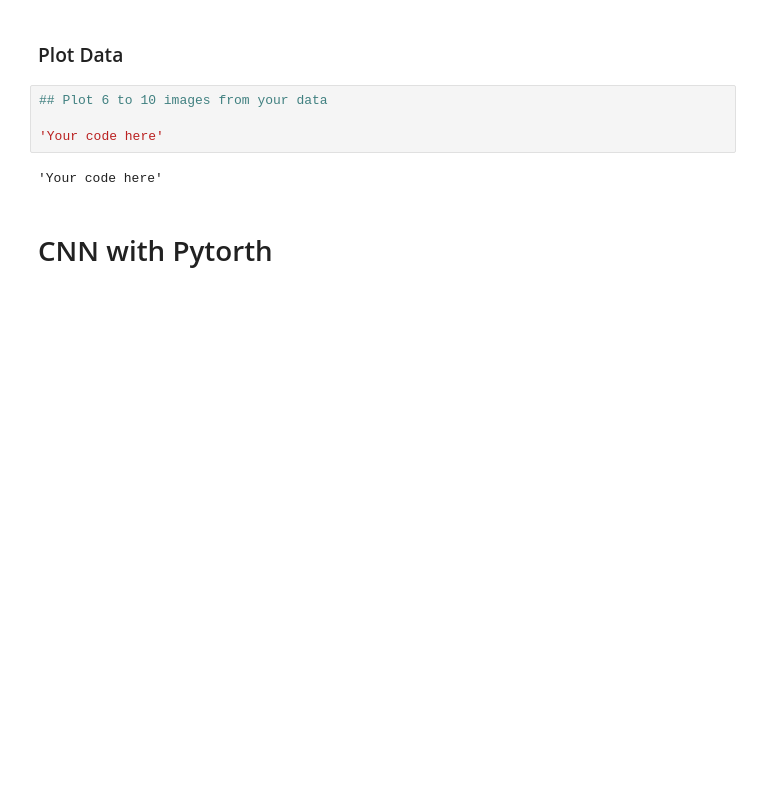
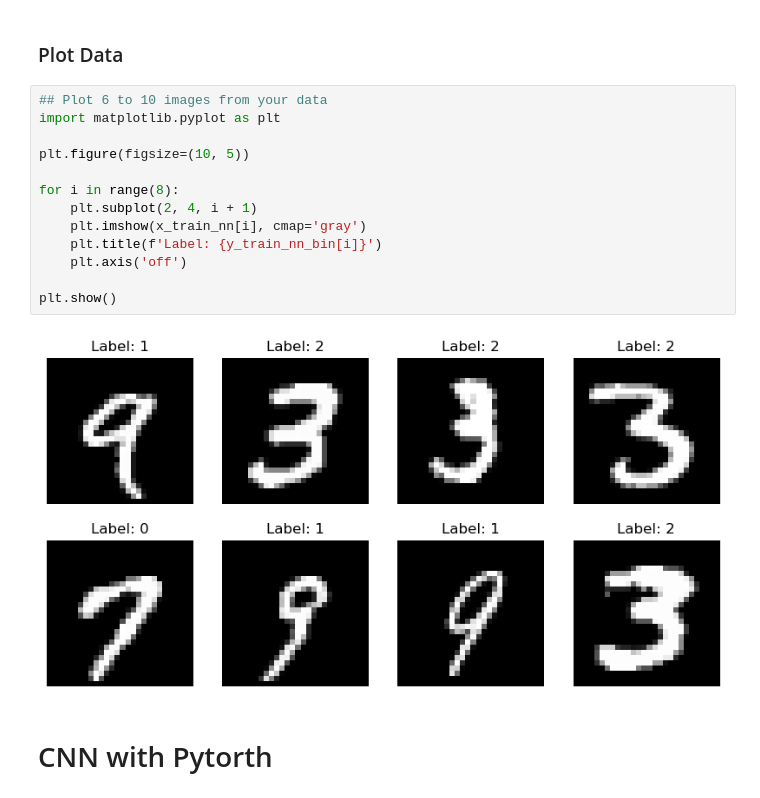
Before and after one commit to KelvynBladen/ml_intro, a Jupyter notebook: mnist_worksheet2.ipynb, the cells around one changed output. Cells and saved outputs as stored; diff of their text form; blank space fills up the shorter version.

```diff
--- a/mnist_worksheet2.ipynb
+++ b/mnist_worksheet2.ipynb
@@ -33,11 +58,20 @@ WARNING:tensorflow:From c:\Users\kelvy\anaconda3\envs\stat5810\Lib\site-packages
 # %% [markdown]
 ### Plot Data
-# %%
-## Plot 6 to 10 images from your data
-
-'Your code here'
-# %% [output]
-'Your code here'
+# %%
+## Plot 6 to 10 images from your data
+import matplotlib.pyplot as plt
+
+plt.figure(figsize=(10, 5))
+
+for i in range(8):
+    plt.subplot(2, 4, i + 1)
+    plt.imshow(x_train_nn[i], cmap='gray')
+    plt.title(f'Label: {y_train_nn_bin[i]}')
+    plt.axis('off')
+
+plt.show()
+# %% [output]
+[figure, added]
 # %% [markdown]
 # CNN with Pytorth
 # %% [markdown]
```
Also changed, not shown: parts of 12 cells of this notebook, 9 other files.
